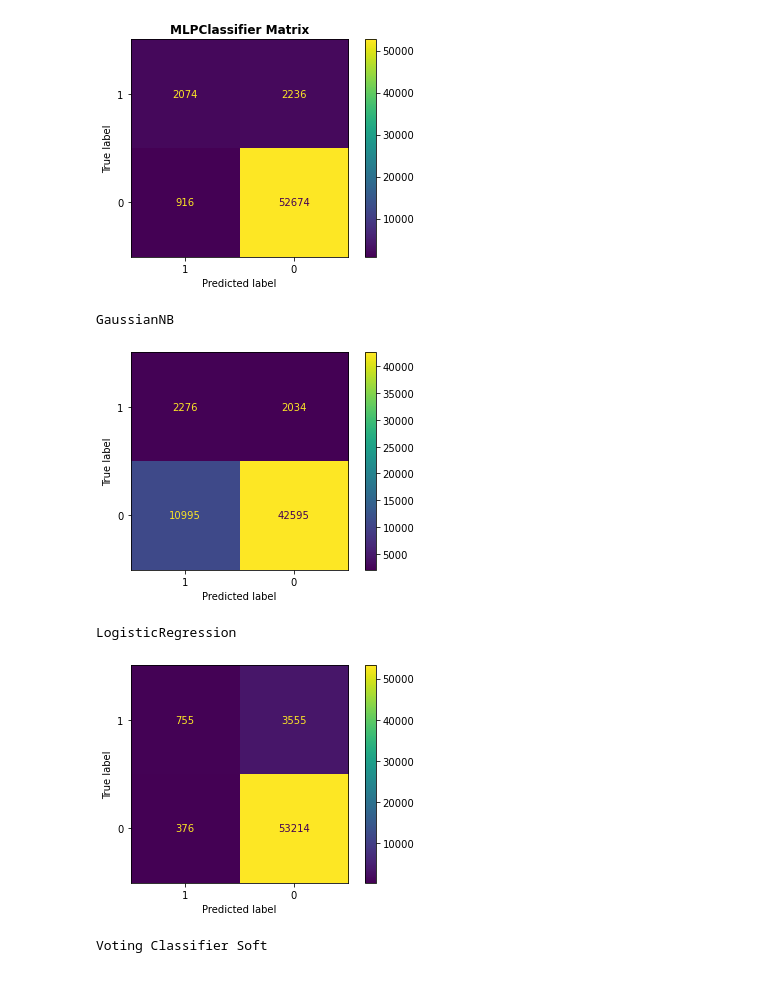
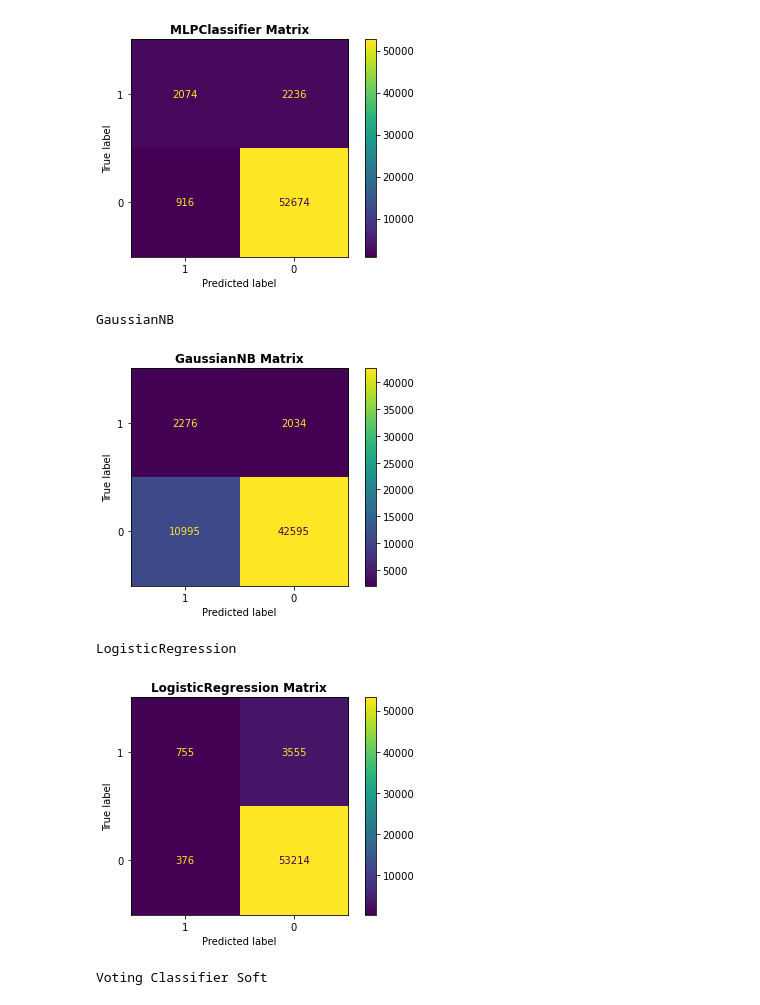
Before and after one commit to nahomjd/BFOR-516-Project, a Jupyter notebook: models/Category Models.ipynb, the cells around one changed output. Drawn from its saved outputs; the diff is of its cells as text; code cells hidden in the pictures.

```diff
--- a/models/Category Models.ipynb
+++ b/models/Category Models.ipynb
@@ -311,21 +311,23 @@ MLPClassifier
 # %%
 predicted = nb.predict(test.loc[:, pred_vars])
 metrics.confusion_matrix(y_true=test['top_league'], y_pred=predicted, labels=[1, 0])
 metrics.plot_confusion_matrix(nb, test.loc[:, pred_vars], test['top_league'], labels=[1, 0])
 print('GaussianNB')
+plt.title('GaussianNB Matrix', fontweight='bold')
 plt.show()
 # %% [output]
 GaussianNB
-[figure, old version]
+[figure, new version]
 # %%
 predicted = lr.predict(test.loc[:, pred_vars])
 metrics.confusion_matrix(y_true=test['top_league'], y_pred=predicted, labels=[1, 0])
 metrics.plot_confusion_matrix(lr, test.loc[:, pred_vars], test['top_league'], labels=[1, 0])
 print('LogisticRegression')
+plt.title('LogisticRegression Matrix', fontweight='bold')
 plt.show()
 # %% [output]
 LogisticRegression
-[figure, old version]
+[figure, new version]
 # %%
 predicted = vcs.predict(test.loc[:, pred_vars])
 metrics.confusion_matrix(y_true=test['top_league'], y_pred=predicted, labels=[1, 0])
```
Also changed, not shown: parts of 1 cell of this notebook.
